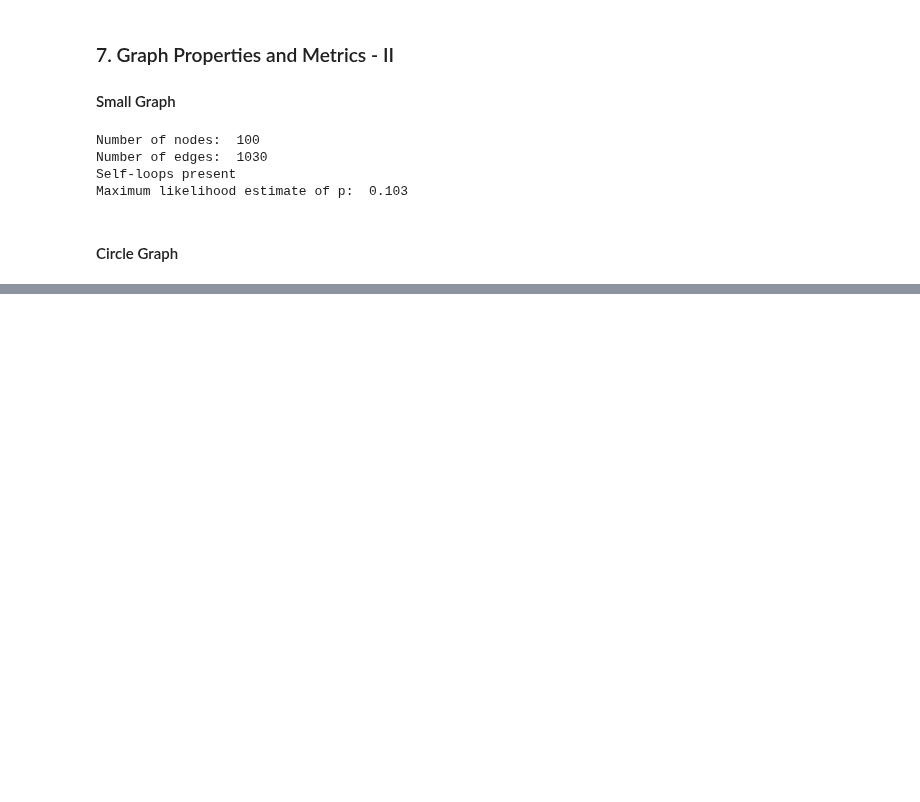
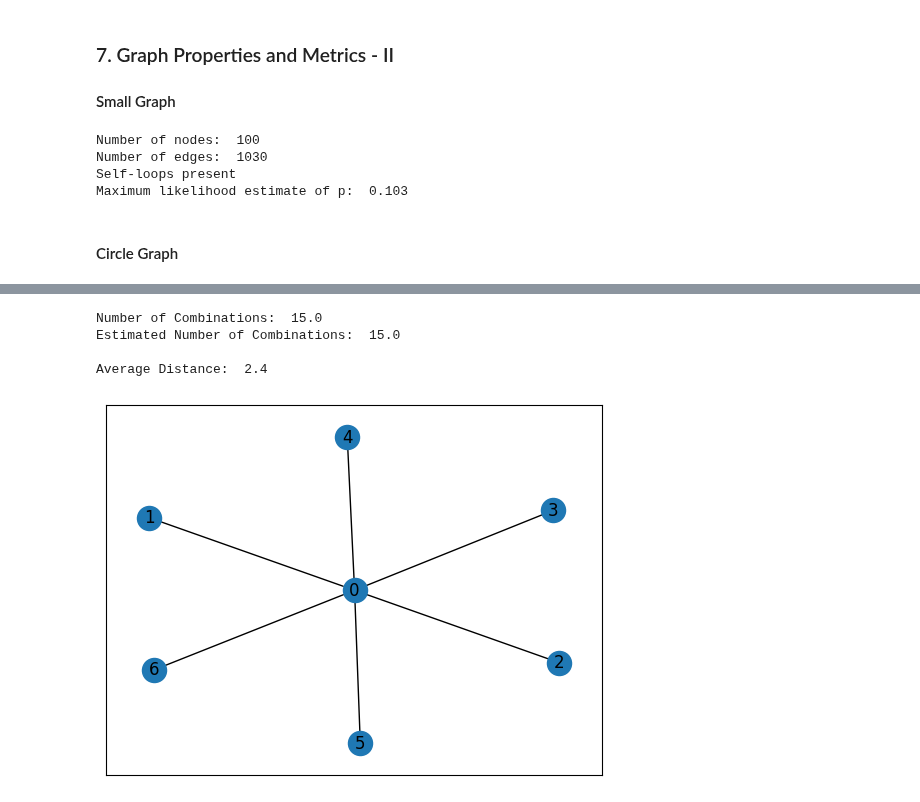
Before and after one commit to eddysanoli-galileo/Data-Analysis-Statistical-Modeling-and-Computation-in-Applications, a Jupyter notebook: Module 3 - Network Analysis/Lecture 1.ipynb, the cells around one changed output, grey strips where cells are left out. Cells and saved outputs as stored; diff of their text form; code cells hidden in the pictures; blank space fills up the shorter version.

Commit message:
Module 3 - Lecture 1 - Part 8 and 9
Final part of the first lecture. I just hope Im able to finish both sections.

```diff
--- a/Module 3 - Network Analysis/Lecture 1.ipynb
+++ b/Module 3 - Network Analysis/Lecture 1.ipynb
@@ -353,0 +401,32 @@ Edge density:  0.16666666666666666
+# %%
+# Number of nodes
+n = 6
+
+# Build a graph that consists of a central node connected to all other nodes, where each external
+# node is just connected to the central node
+G = nx.star_graph(n)
+
+# Compute the sum of the distances from each node to every other node
+distance_matrix = nx.floyd_warshall_numpy(G)
+distance_matrix_top = np.triu(distance_matrix, k=1)
+distance_sum = np.sum(distance_matrix_top)
+
+# Get the total number of combinations given the number of nodes
+combinations = np.math.factorial(n) / (np.math.factorial(2) * np.math.factorial(n - 2))
+print("Number of Combinations: ", combinations)
+print("Estimated Number of Combinations: ", n * (n - 1) / 2)
+print()
+
+# Calculate the average distance
+average_distance = distance_sum / combinations
+print("Average Distance: ", average_distance)
+
+# Plot the graph
+nx.draw_networkx(G, arrows=True, with_labels=True)
+plt.show()
+# %% [output]
+Number of Combinations:  15.0
+Estimated Number of Combinations:  15.0
+
+Average Distance:  2.4
+[figure, added]
```
Also changed, not shown: parts of 6 cells of this notebook, 4 other files.
